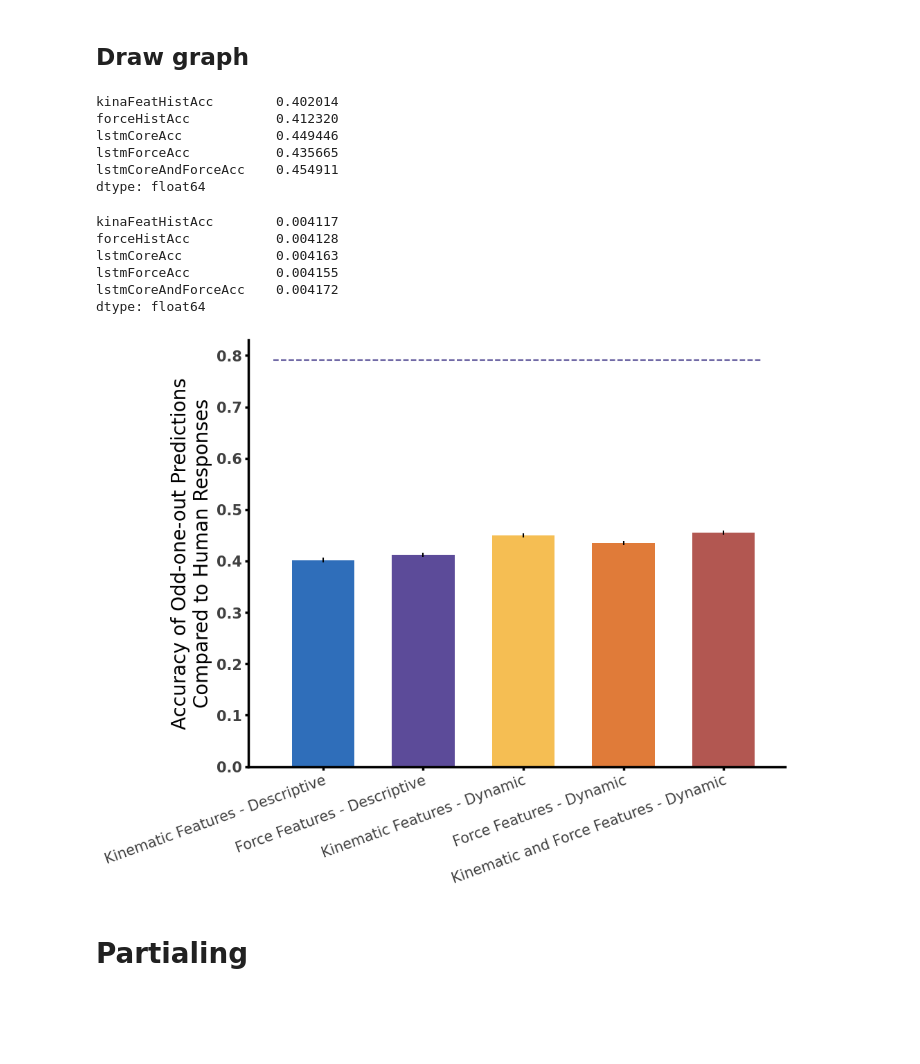
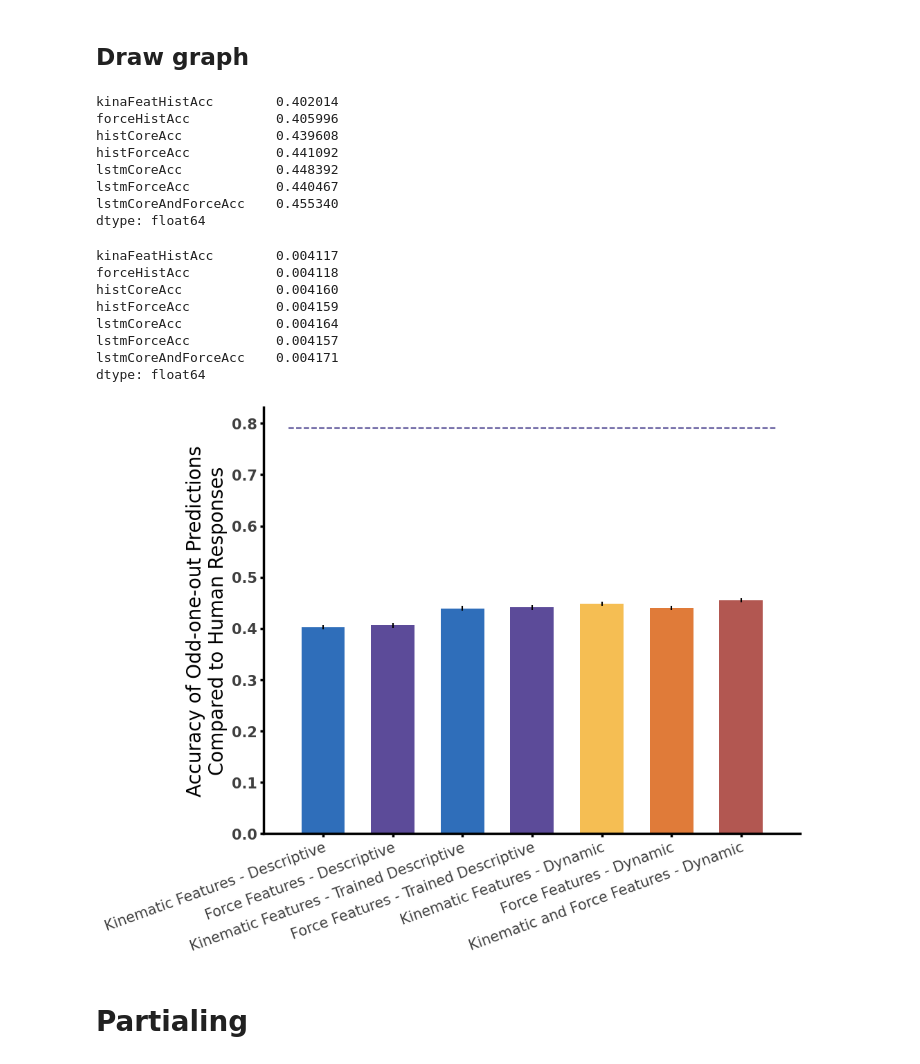
Before and after one commit to yiling-yun/latent-force-model-project, a Jupyter notebook: human/behavioralExpDataAndAnalysis/exp2/analysis.ipynb, the cells around one changed output. Drawn from its saved outputs; the diff is of its cells as text; code cells hidden in the pictures; blank space fills up the shorter version.

Commit message:
Add control models

```diff
--- a/human/behavioralExpDataAndAnalysis/exp2/analysis.ipynb
+++ b/human/behavioralExpDataAndAnalysis/exp2/analysis.ipynb
@@ -626,7 +629,7 @@ f, ax = plt.subplots(figsize=(10, 8))
 n = len(exptCorr)
 r = np.arange(n) * 8
 width = 5
-my_colors = ['#2f6eba', "#5C4B99", "#f5be53", "#e07b39", "#b25751"]
+my_colors = ['#4B88D1', "#c27974", "#2f6eba", "#b25751", "#5C4B99"] #"#e07b39" "#f5be53 "#5C4B99"
 
 x = ["Kinematic Features - Descriptive", "Force Features - Descriptive", "Kinematic Features - Dynamic", "Force Features - Dynamic", "Kinematic and Force Features - Dynamic"]
 plt.bar(r, exptCorr, color=my_colors, label='Experiment 1', width = width)
@@ -649,7 +652,7 @@ ax.spines[['left', 'bottom']].set_color('#404040')
 ax.spines['top'].set_visible(False)
 ax.spines['right'].set_visible(False)
 ax.set_facecolor("white")
-for i, v in enumerate(exptCorr):
-    ax.text(8*i-1, v + 0.01, exptsig[i], color='black', fontsize=20)
-f.savefig('study2_human_model_corr.png', bbox_inches='tight', dpi = 300)
+# for i, v in enumerate(exptCorr):
+#     ax.text(8*i-1, v + 0.01, exptsig[i], color='black', fontsize=20)
+f.savefig('study2_human_model_corr.pdf', bbox_inches='tight', dpi = 600)
 # %% [output]
@@ -792,65 +795,71 @@ oooResponsesDf_choice_list
 # %%
 oooResponsesDf_choice_list[["kinaFeatHistChoice", "kinaFeatHistAcc"]] = oooResponsesDf_choice_list.apply(lambda row: generate_model_choice_accuracy(kinaFeat, row), axis = 1, result_type = "expand")
 oooResponsesDf_choice_list[["forceHistChoice", "forceHistAcc"]] = oooResponsesDf_choice_list.apply(lambda row: generate_model_choice_accuracy(force, row), axis = 1, result_type = "expand")
+oooResponsesDf_choice_list[["histCoreChoice", "histCoreAcc"]] = oooResponsesDf_choice_list.apply(lambda row: generate_model_choice_accuracy(histCore, row), axis = 1, result_type = "expand")
+oooResponsesDf_choice_list[["histForceChoice", "histForceAcc"]] = oooResponsesDf_choice_list.apply(lambda row: generate_model_choice_accuracy(histForce, row), axis = 1, result_type = "expand")
 oooResponsesDf_choice_list[["lstmCoreChoice", "lstmCoreAcc"]] = oooResponsesDf_choice_list.apply(lambda row: generate_model_choice_accuracy(lstmCore, row), axis = 1, result_type = "expand")
 oooResponsesDf_choice_list[["lstmForceChoice", "lstmForceAcc"]] = oooResponsesDf_choice_list.apply(lambda row: generate_model_choice_accuracy(lstmForce, row), axis = 1, result_type = "expand")
 oooResponsesDf_choice_list[["lstmCoreAndForceChoice", "lstmCoreAndForceAcc"]] = oooResponsesDf_choice_list.apply(lambda row: generate_model_choice_accuracy(lstmCoreAndForce, row), axis = 1, result_type = "expand")
 # %% [markdown]
 ## Draw graph
 # %%
-ooo_mean = oooResponsesDf_choice_list.loc[:,["kinaFeatHistAcc", "forceHistAcc", "lstmCoreAcc", "lstmForceAcc", "lstmCoreAndForceAcc"]].mean()
+ooo_mean = oooResponsesDf_choice_list.loc[:,["kinaFeatHistAcc", "forceHistAcc", "histCoreAcc", "histForceAcc", "lstmCoreAcc", "lstmForceAcc", "lstmCoreAndForceAcc"]].mean()
 ooo_mean
 # %% [output]
 kinaFeatHistAcc        0.402014
-forceHistAcc           0.412320
-lstmCoreAcc            0.449446
-lstmForceAcc           0.435665
-lstmCoreAndForceAcc    0.454911
+forceHistAcc           0.405996
+histCoreAcc            0.439608
+histForceAcc           0.441092
+lstmCoreAcc            0.448392
+lstmForceAcc           0.440467
+lstmCoreAndForceAcc    0.455340
 dtype: float64
 # %%
-ooo_sem = oooResponsesDf_choice_list.loc[:,["kinaFeatHistAcc", "forceHistAcc", "lstmCoreAcc", "lstmForceAcc", "lstmCoreAndForceAcc"]].sem()
+ooo_sem = oooResponsesDf_choice_list.loc[:,["kinaFeatHistAcc", "forceHistAcc", "histCoreAcc", "histForceAcc", "lstmCoreAcc", "lstmForceAcc", "lstmCoreAndForceAcc"]].sem()
 ooo_sem
 # %% [output]
 kinaFeatHistAcc        0.004117
-forceHistAcc           0.004128
-lstmCoreAcc            0.004163
-lstmForceAcc           0.004155
-lstmCoreAndForceAcc    0.004172
+forceHistAcc           0.004118
+histCoreAcc            0.004160
+histForceAcc           0.004159
+lstmCoreAcc            0.004164
+lstmForceAcc           0.004157
+lstmCoreAndForceAcc    0.004171
 dtype: float64
 # %%
 title = "Accuracy of Predicted Odd-one-out Responses Compared to Human"
 f, ax = plt.subplots(figsize=(10, 8))
 n = len(ooo_mean)
 r = np.arange(n) * 8
 width = 5
-my_colors = ['#2f6eba', "#5C4B99", "#f5be53", "#e07b39", "#b25751"]
+my_colors = ['#2f6eba', "#5C4B99", '#2f6eba', "#5C4B99", "#f5be53", "#e07b39", "#b25751"]
 
-x = ["Kinematic Features - Descriptive", "Force Features - Descriptive", "Kinematic Features - Dynamic", "Force Features - Dynamic", "Kinematic and Force Features - Dynamic"]
+x = ["Kinematic Features - Descriptive", "Force Features - Descriptive", "Kinematic Features - Trained Descriptive", "Force Features - Trained Descriptive", "Kinematic Features - Dynamic", "Force Features - Dynamic", "Kinematic and Force Features - Dynamic"]
 plt.bar(r, ooo_mean, yerr=ooo_sem.values, color = my_colors, label='Experiment 1', width = width)
-plt.hlines(ooo_noise_ceiling, linestyle="dashed", color = ["#5e569b"], xmin = -4, xmax = 35)
+plt.hlines(ooo_noise_ceiling, linestyle="dashed", color = ["#5e569b"], xmin = -4, xmax = 52)
 ax.set_ylabel("Accuracy of Odd-one-out Predictions\nCompared to Human Responses", {'fontsize': 20})
 plt.xticks(r, x, rotation = 20, ha='right', rotation_mode='anchor')
 for spine in plt.gca().spines.values():
     spine.set_linewidth(2.5)
 plt.tick_params(axis="both", labelsize=20)
 plt.tick_params(axis="x", labelsize=15)
 ax.tick_params(width=2.5)
 for label in plt.gca().get_yticklabels():
     label.set_fontweight("bold")
     label.set_color('#404040')
 for label in plt.gca().get_xticklabels():
     # label.set_fontweight("bold")
     label.set_color('#404040')
 
 plt.yticks(fontsize=15)
 ax.spines[['left', 'bottom']].set_color('#404040')
 ax.spines['top'].set_visible(False)
 ax.spines['right'].set_visible(False)
 ax.spines[['left', 'bottom']].set_color('black')
 ax.set_facecolor("white")
 # f.savefig('study2_human_model_ooo_acc.png', bbox_inches='tight', dpi = 300)
 # %% [output]
-[figure, old version]
+[figure, new version]
 # %% [markdown]
 # Partialing
 # %%
```
Also changed, not shown: parts of 34 cells of this notebook, 28 other files.
